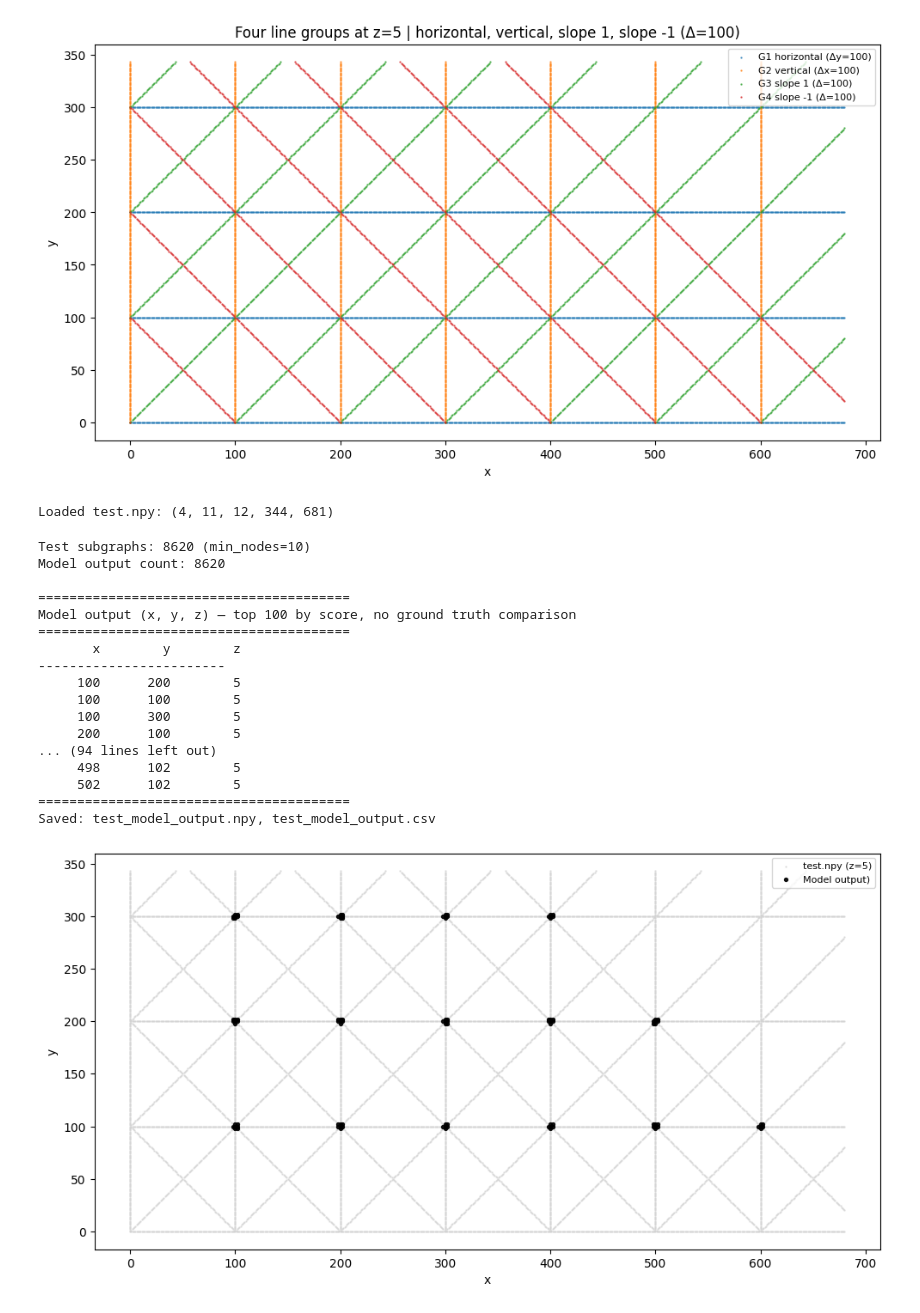
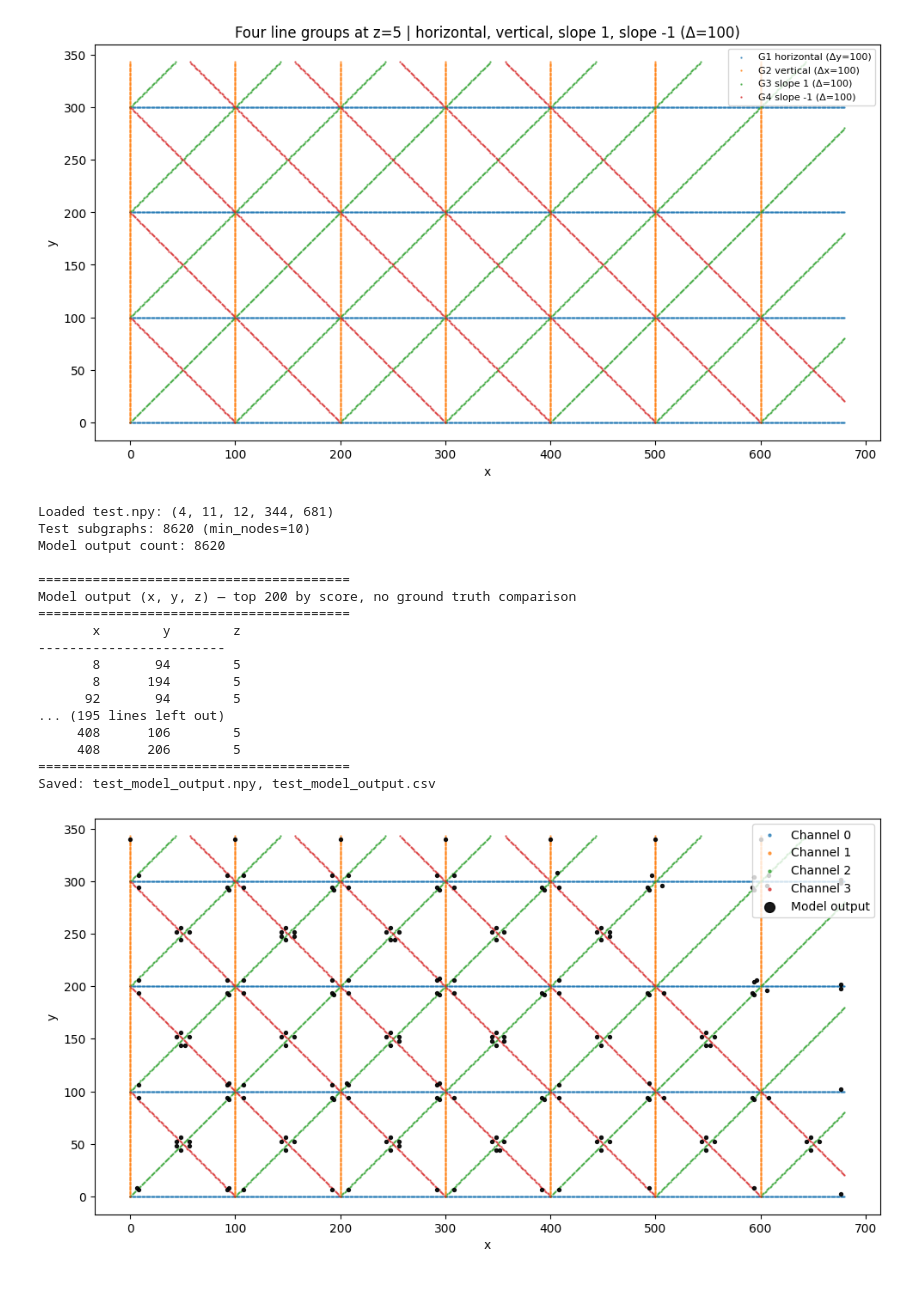
Before and after one commit to Hosseinfatho/SSGAT, a Jupyter notebook: Groundtruth/F1accuaracyResult_all_texture_COLAB.ipynb, the cells around one changed output. Cells and saved outputs as stored; diff of their text form; code cells hidden in the pictures.

```diff
--- a/Groundtruth/F1accuaracyResult_all_texture_COLAB.ipynb
+++ b/Groundtruth/F1accuaracyResult_all_texture_COLAB.ipynb
@@ -1289,7 +1285,7 @@ model.eval()
 model_coords = find_top_positions_batch(model, filtered, device, len(filtered), batch_size=128)
 print(f"Model output count: {len(model_coords)}")
 
-TOP_K = 100
+TOP_K = 200
 model_top = model_coords[:TOP_K]
 
 # Print top 50 output based on x, y, z coordinates only (no GT)
@@ -1297,54 +1293,62 @@ print("\n" + "=" * 40)
 print(f"Model output (x, y, z) — top {TOP_K} by score, no ground truth comparison")
 print("=" * 40)
 print(f"{'x':>8} {'y':>8} {'z':>8}")
 print("-" * 24)
 for c in model_top:
     print(f"{c['x']:>8} {c['y']:>8} {c['z']:>8}")
 print("=" * 40)
 
 # Save output (x, y, z, score) for downstream use
 out_arr = np.array([(c['x'], c['y'], c['z'], c['score']) for c in model_coords],
                    dtype=[('x', np.int32), ('y', np.int32), ('z', np.int32), ('score', np.float64)])
 np.save('test_model_output.npy', out_arr)
 pd.DataFrame(model_coords).to_csv('test_model_output.csv', index=False)
 print("Saved: test_model_output.npy, test_model_output.csv")
 
 # Plot: test.npy (z=5) + model output points in black
+# Each channel with different color (like in test creation code)
 Z_PLOT = 5
 FIXED_VALUE_IDX = 1
 y_dim, x_dim = data.shape[3], data.shape[4]
 yy, xx = np.meshgrid(np.arange(y_dim), np.arange(x_dim), indexing='ij')
 fig, ax = plt.subplots(figsize=(10, 6))
-# test.npy lines at z=5 (light gray)
-mask = (data[:, FIXED_VALUE_IDX, Z_PLOT, :, :] > 0).any(axis=0)
-ax.scatter(xx[mask], yy[mask], c='lightgray', s=0.5, alpha=0.7, label='test.npy (z=5)')
-# Model output points — black (top 50)
+
+# Colors for each channel (same as test creation code)
+colors = ['#1f77b4', '#ff7f0e', '#2ca02c', '#d62728']
+labels = ["Channel 0", "Channel 1", "Channel 2", "Channel 3"]
+
+# Plot each channel with different color
+for c in range(4):
+    mask = (data[c, FIXED_VALUE_IDX, Z_PLOT, :, :] > 0)
+    ax.scatter(xx[mask], yy[mask], c=colors[c], s=0.5, alpha=0.7, label=labels[c])
+
+# Model output points — black (top K)
 mx = np.array([c['x'] for c in model_top])
 my = np.array([c['y'] for c in model_top])
-ax.scatter(mx, my, c='black', s=8, alpha=0.9, label=f'Model output)')
+ax.scatter(mx, my, c='black', s=8, alpha=0.9, label=f'Model output')
+
 ax.set_xlabel('x')
 ax.set_ylabel('y')
-ax.legend(loc='upper right', fontsize=8)
+ax.legend(loc='upper right', fontsize=10,markerscale=3)
 ax.set_aspect('equal')
 plt.tight_layout()
 plt.show()
 # %% [output]
 Loaded test.npy: (4, 11, 12, 344, 681)
+Test subgraphs: 8620 (min_nodes=10)
+Model output count: 8620
+
+========================================
+Model output (x, y, z) — top 200 by score, no ground truth comparison
+========================================
+       x        y        z
+------------------------
+       8       94        5
+       8      194        5
+      92       94        5
+... (195 lines left out)
+     408      106        5
+     408      206        5
+========================================
+Saved: test_model_output.npy, test_model_output.csv
-Test subgraphs: 8620 (min_nodes=10)
-Model output count: 8620
-
-========================================
-Model output (x, y, z) — top 100 by score, no ground truth comparison
-========================================
-       x        y        z
-------------------------
-     100      200        5
-     100      100        5
-     100      300        5
-     200      100        5
-... (94 lines left out)
-     498      102        5
-     502      102        5
-========================================
-Saved: test_model_output.npy, test_model_output.csv
-[figure, old version]
+[figure, new version]
```
Also changed, not shown: parts of 6 cells of this notebook, 5 other files.
